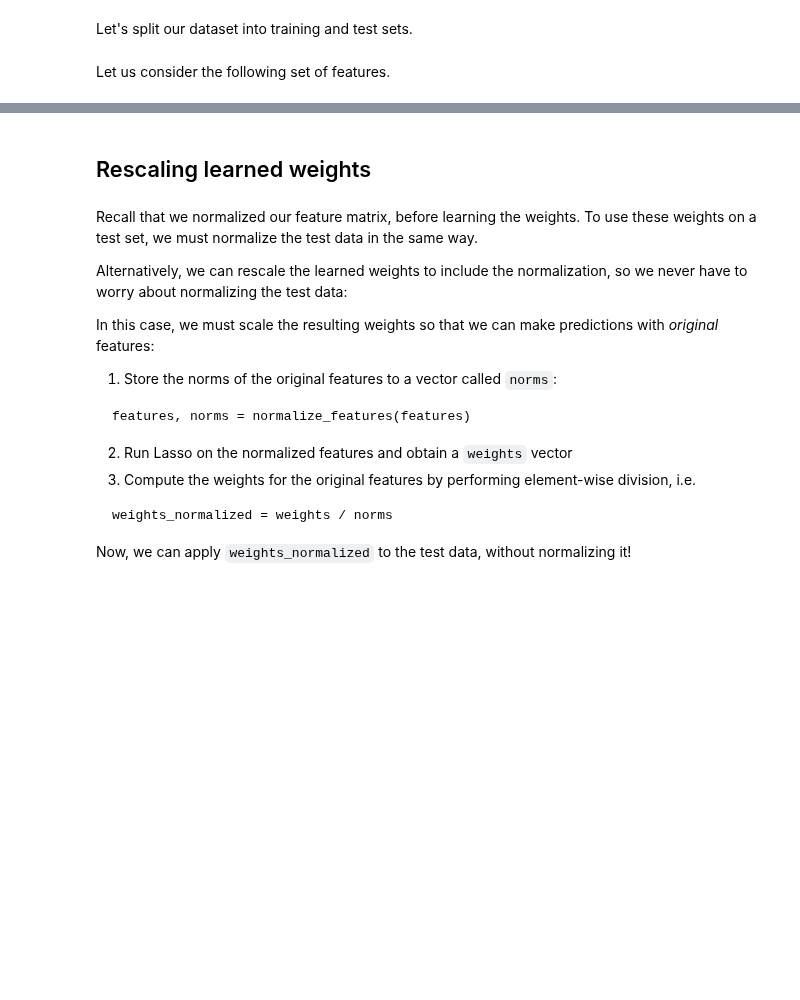
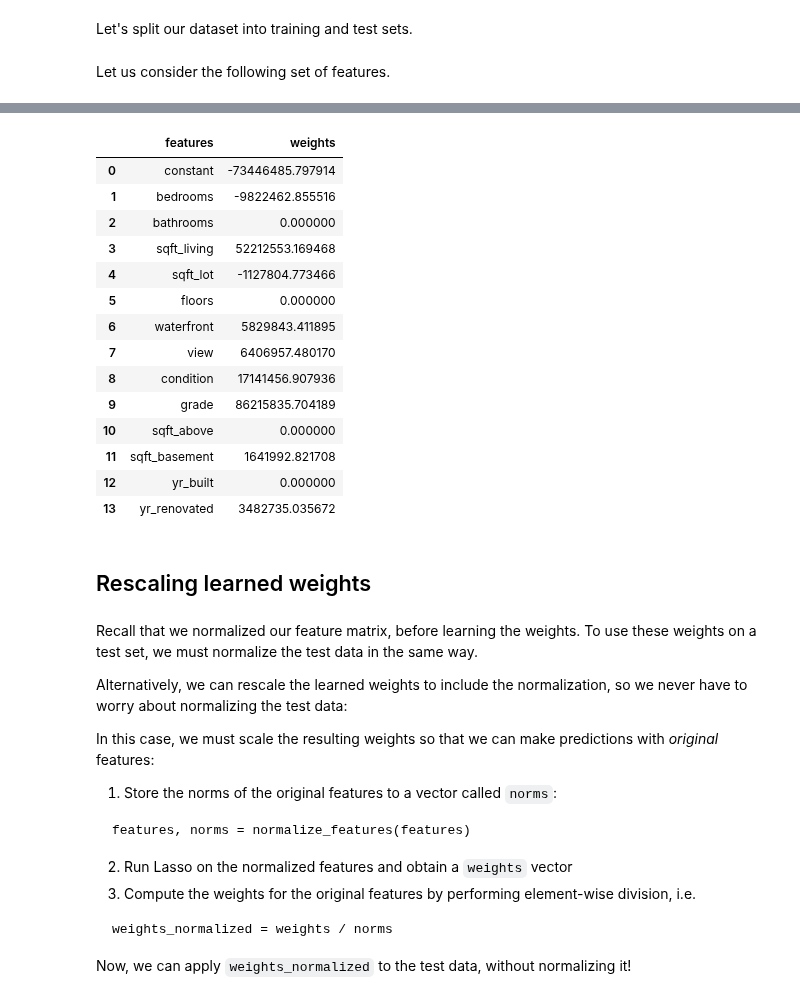
Before and after one commit to benjaminsw/regression, a Jupyter notebook: kc_house/lasso implementation.ipynb, the cells around one changed output, grey strips where cells are left out. Cells and saved outputs as stored; diff of their text form; code cells hidden in the pictures; blank space fills up the shorter version.

```diff
--- a/kc_house/lasso implementation.ipynb
+++ b/kc_house/lasso implementation.ipynb
@@ -315,3 +365,22 @@ What features had non-zero weight in this case?
+# %%
+weights = zip(['constant'] + all_features, weights5e5)
+pd.DataFrame(data=weights, columns=["features","weights"])
+# %% [output]
+|  | features | weights |
+| 0 | constant | -73446485.797914 |
+| 1 | bedrooms | -9822462.855516 |
+| 2 | bathrooms | 0.000000 |
+| 3 | sqft_living | 52212553.169468 |
+| 4 | sqft_lot | -1127804.773466 |
+| 5 | floors | 0.000000 |
+| 6 | waterfront | 5829843.411895 |
+| 7 | view | 6406957.480170 |
+| 8 | condition | 17141456.907936 |
+| 9 | grade | 86215835.704189 |
+| 10 | sqft_above | 0.000000 |
+| 11 | sqft_basement | 1641992.821708 |
+| 12 | yr_built | 0.000000 |
+| 13 | yr_renovated | 3482735.035672 |
 # %% [markdown]
 ## Rescaling learned weights
 # %% [markdown]
```
Also changed, not shown: parts of 14 cells of this notebook.
